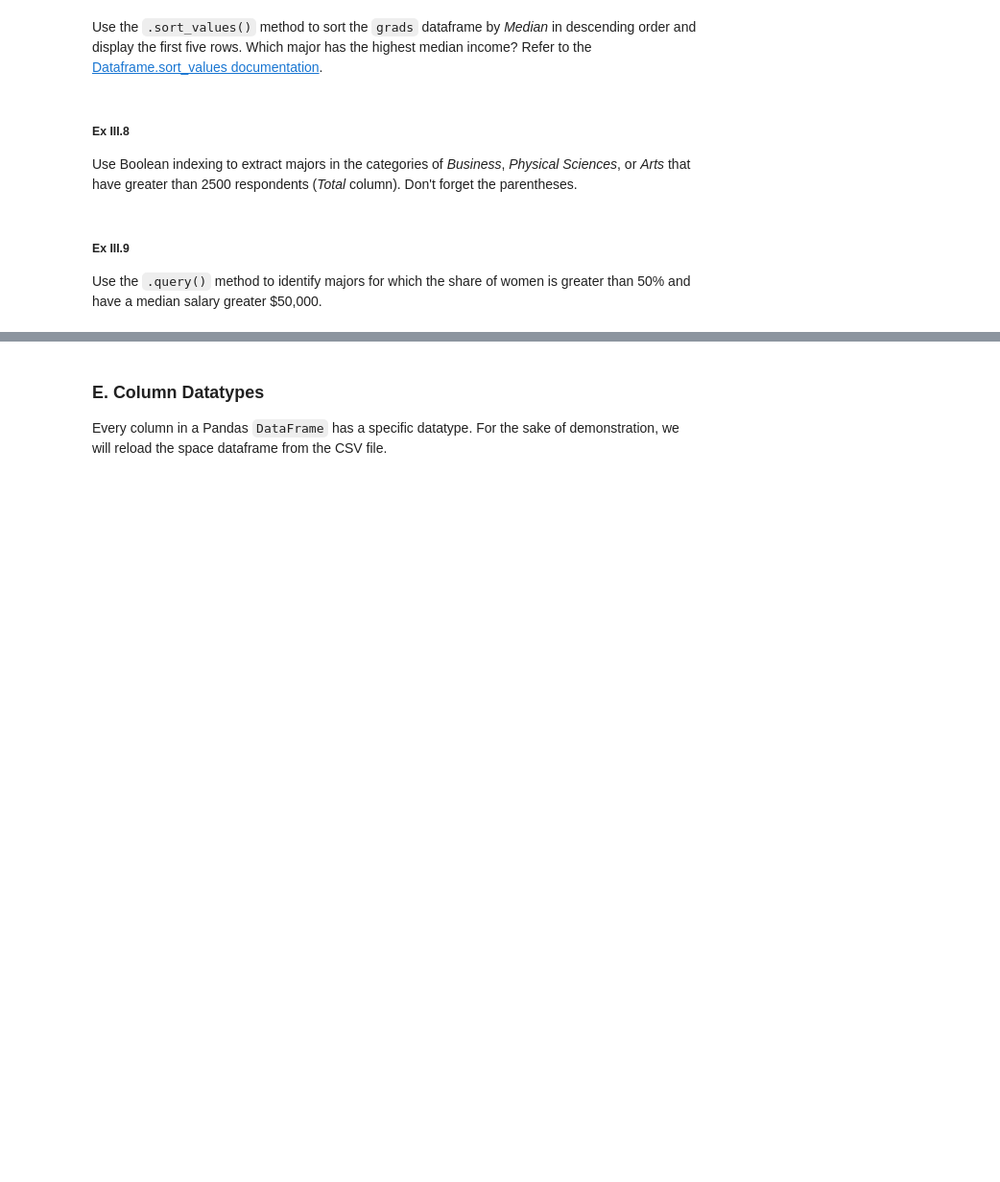
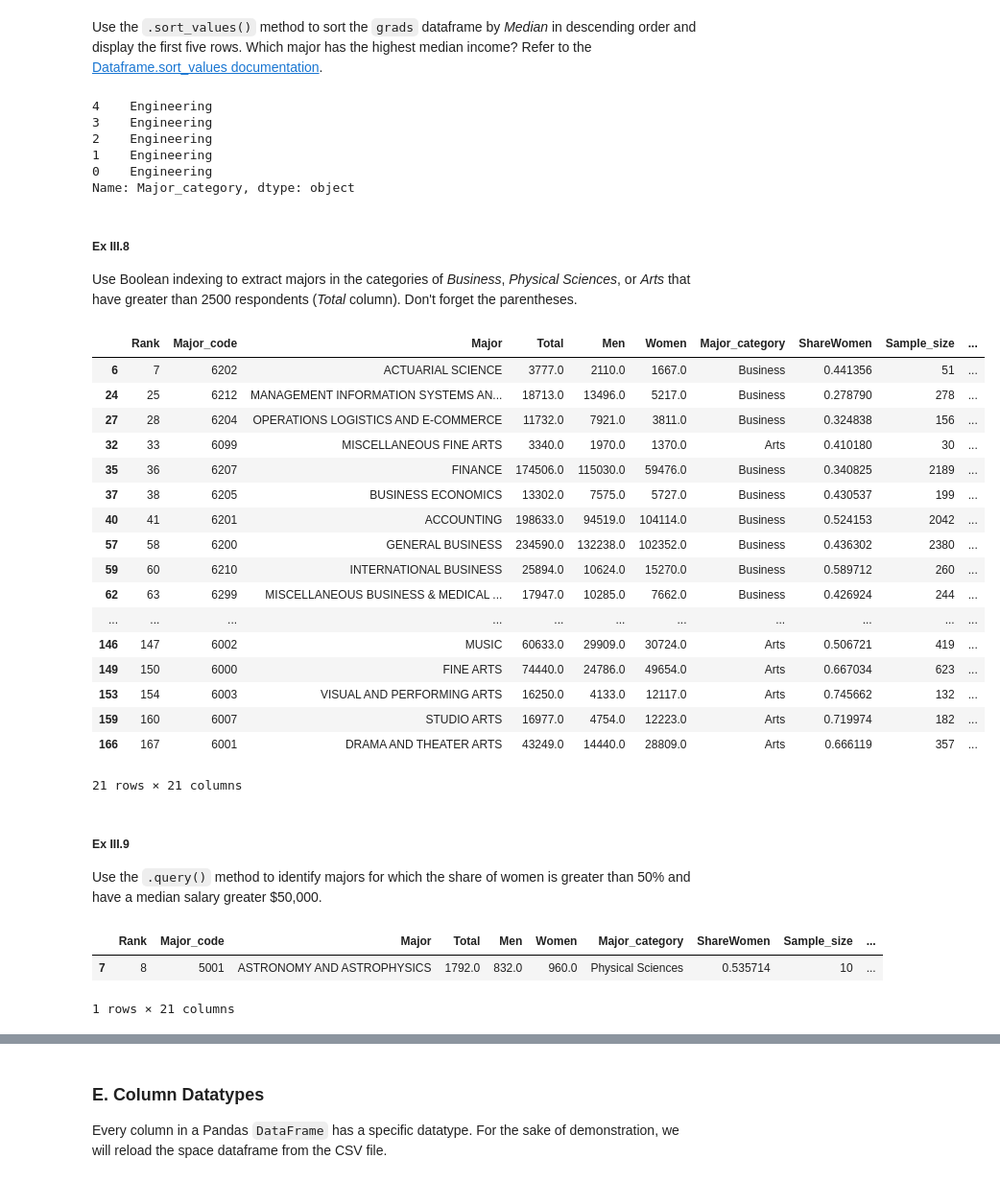
Before and after one commit to ShauryaJeloka/Pythonclass1, a Jupyter notebook: S10/s10_tabular_data.ipynb, the cells around one changed output, grey strips where cells are left out. Shown at 96% size. Drawn from its saved outputs; the diff is of its cells as text; code cells hidden in the pictures; blank space fills up the shorter version.

```diff
--- a/S10/s10_tabular_data.ipynb
+++ b/S10/s10_tabular_data.ipynb
@@ -327,6 +612,14 @@ Display the first 20 rows and only the *Major*, *Total*, *Unemployment_rate*, an
 Use the `.sort_values()` method to sort the `grads` dataframe by *Median* in descending order and display the first five rows. Which major has the highest median income? Refer to the [Dataframe.sort_values documentation](https://pandas.pydata.org/pandas-docs/stable/reference/api/pandas.DataFrame.sort_values.html?highlight=sort_values#pandas.DataFrame.sort_values).
 # %%
 # Ex III.7
+grads.sort_values(by=['Median']).tail()['Major_category']
+# %% [output]
+4    Engineering
+3    Engineering
+2    Engineering
+1    Engineering
+0    Engineering
+Name: Major_category, dtype: object
 # %% [markdown]
 ##### Ex III.8
 Use Boolean indexing to extract majors in the categories of *Business*, *Physical Sciences*, or *Arts* that have greater than 2500 respondents (*Total* column). Don't forget the parentheses.
@@ -335,5 +626,33 @@ Use Boolean indexing to extract majors in the categories of *Business*, *Physica
+# %%
+# Ex III.8
+grads.query("`Major_category`in ['Business', 'Physcial Sciences', 'Arts'] and Total>2500")
+grads[(grads['Major_category'].isin(['Business', 'Physcial Sciences', 'Arts']))&(grads['Total']>2500)]
+# %% [output]
+|  | Rank | Major_code | Major | Total | Men | Women | Major_category | ShareWomen | Sample_size | ... |
+| 6 | 7 | 6202 | ACTUARIAL SCIENCE | 3777.0 | 2110.0 | 1667.0 | Business | 0.441356 | 51 | ... |
+| 24 | 25 | 6212 | MANAGEMENT INFORMATION SYSTEMS AN... | 18713.0 | 13496.0 | 5217.0 | Business | 0.278790 | 278 | ... |
+| 27 | 28 | 6204 | OPERATIONS LOGISTICS AND E-COMMERCE | 11732.0 | 7921.0 | 3811.0 | Business | 0.324838 | 156 | ... |
+| 32 | 33 | 6099 | MISCELLANEOUS FINE ARTS | 3340.0 | 1970.0 | 1370.0 | Arts | 0.410180 | 30 | ... |
+| 35 | 36 | 6207 | FINANCE | 174506.0 | 115030.0 | 59476.0 | Business | 0.340825 | 2189 | ... |
+| 37 | 38 | 6205 | BUSINESS ECONOMICS | 13302.0 | 7575.0 | 5727.0 | Business | 0.430537 | 199 | ... |
+| 40 | 41 | 6201 | ACCOUNTING | 198633.0 | 94519.0 | 104114.0 | Business | 0.524153 | 2042 | ... |
+| 57 | 58 | 6200 | GENERAL BUSINESS | 234590.0 | 132238.0 | 102352.0 | Business | 0.436302 | 2380 | ... |
+| 59 | 60 | 6210 | INTERNATIONAL BUSINESS | 25894.0 | 10624.0 | 15270.0 | Business | 0.589712 | 260 | ... |
+| 62 | 63 | 6299 | MISCELLANEOUS BUSINESS & MEDICAL ... | 17947.0 | 10285.0 | 7662.0 | Business | 0.426924 | 244 | ... |
+| ... | ... | ... | ... | ... | ... | ... | ... | ... | ... | ... |
+| 146 | 147 | 6002 | MUSIC | 60633.0 | 29909.0 | 30724.0 | Arts | 0.506721 | 419 | ... |
+| 149 | 150 | 6000 | FINE ARTS | 74440.0 | 24786.0 | 49654.0 | Arts | 0.667034 | 623 | ... |
+| 153 | 154 | 6003 | VISUAL AND PERFORMING ARTS | 16250.0 | 4133.0 | 12117.0 | Arts | 0.745662 | 132 | ... |
+| 159 | 160 | 6007 | STUDIO ARTS | 16977.0 | 4754.0 | 12223.0 | Arts | 0.719974 | 182 | ... |
+| 166 | 167 | 6001 | DRAMA AND THEATER ARTS | 43249.0 | 14440.0 | 28809.0 | Arts | 0.666119 | 357 | ... |
+21 rows × 21 columns
 # %% [markdown]
 ##### Ex III.9
 Use the `.query()` method to identify majors for which the share of women is greater than 50% and have a median salary greater $50,000.
 # %%
 # Ex III.9
+grads.query("Women>(Total/2) and Median>50000")
+# %% [output]
+|  | Rank | Major_code | Major | Total | Men | Women | Major_category | ShareWomen | Sample_size | ... |
+| 7 | 8 | 5001 | ASTRONOMY AND ASTROPHYSICS | 1792.0 | 832.0 | 960.0 | Physical Sciences | 0.535714 | 10 | ... |
+1 rows × 21 columns
```
Also changed, not shown: parts of 64 cells of this notebook, 19 other files.
